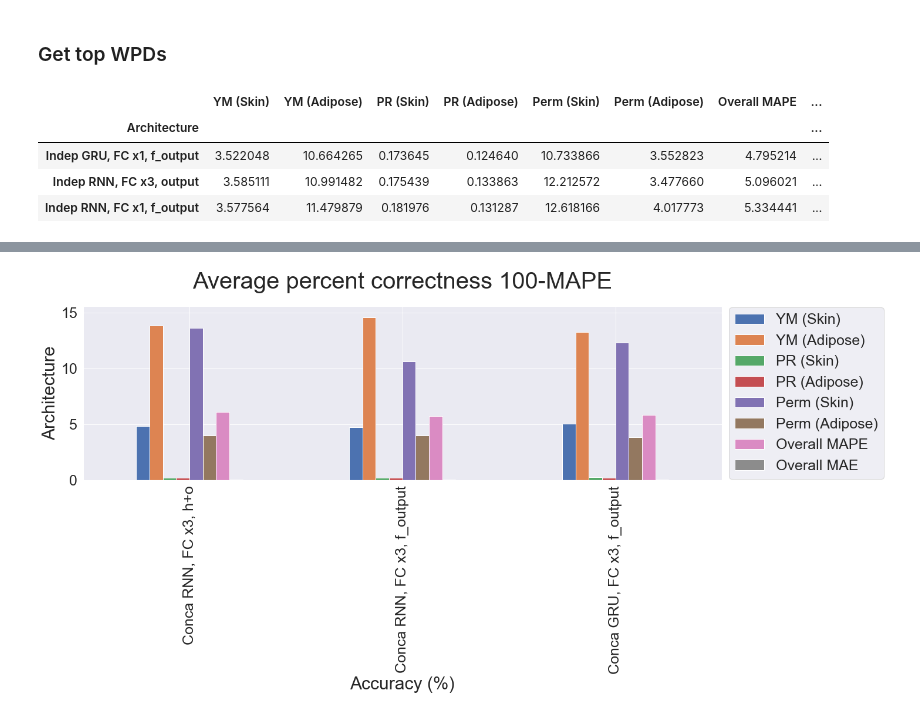
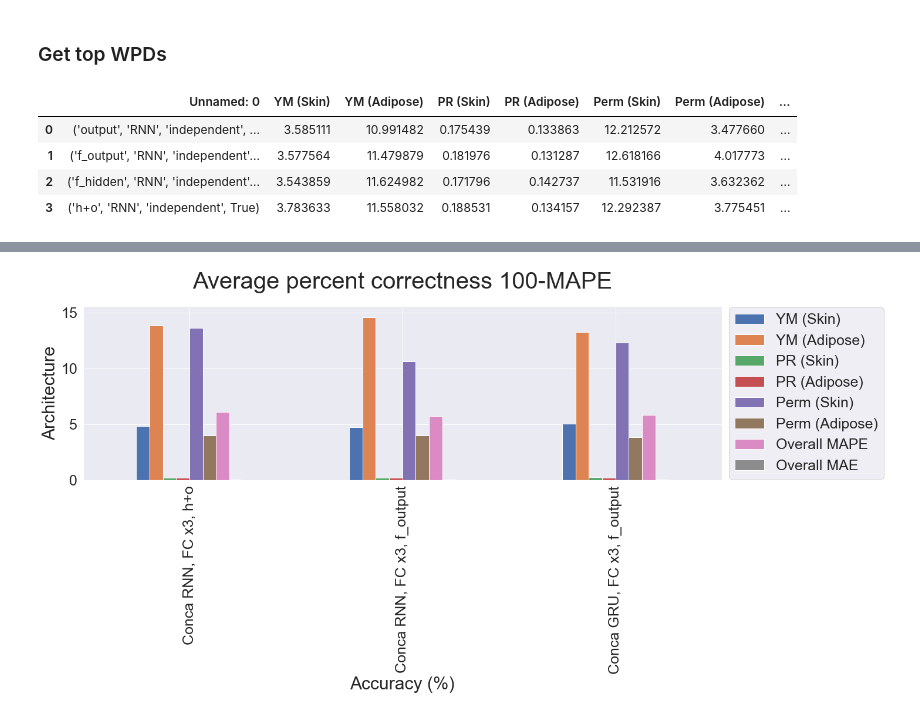
Before and after one commit to RobbieSoutham/SkinLearning, a Jupyter notebook: Notebooks/KFCV Results.ipynb, the cells around one changed output, grey strips where cells are left out. Cells and saved outputs as stored; diff of their text form; code cells hidden in the pictures.

```diff
--- a/Notebooks/KFCV Results.ipynb
+++ b/Notebooks/KFCV Results.ipynb
@@ -235,10 +253,10 @@ wpds = wpds.set_index(['Architecture'])
 # %%
 wpds = wpds.nsmallest(3, 'Overall MAE')
 # %%
-wpds
+rnn_indep
 # %% [output]
-|  | YM (Skin) | YM (Adipose) | PR (Skin) | PR (Adipose) | Perm (Skin) | Perm (Adipose) | Overall MAPE | ... |
-| Architecture |  |  |  |  |  |  |  | ... |
-| Indep GRU, FC x1, f_output | 3.522048 | 10.664265 | 0.173645 | 0.124640 | 10.733866 | 3.552823 | 4.795214 | ... |
-| Indep RNN, FC x3, output | 3.585111 | 10.991482 | 0.175439 | 0.133863 | 12.212572 | 3.477660 | 5.096021 | ... |
-| Indep RNN, FC x1, f_output | 3.577564 | 11.479879 | 0.181976 | 0.131287 | 12.618166 | 4.017773 | 5.334441 | ... |
+|  | Unnamed: 0 | YM (Skin) | YM (Adipose) | PR (Skin) | PR (Adipose) | Perm (Skin) | Perm (Adipose) | ... |
+| 0 | ('output', 'RNN', 'independent', ... | 3.585111 | 10.991482 | 0.175439 | 0.133863 | 12.212572 | 3.477660 | ... |
+| 1 | ('f_output', 'RNN', 'independent'... | 3.577564 | 11.479879 | 0.181976 | 0.131287 | 12.618166 | 4.017773 | ... |
+| 2 | ('f_hidden', 'RNN', 'independent'... | 3.543859 | 11.624982 | 0.171796 | 0.142737 | 11.531916 | 3.632362 | ... |
+| 3 | ('h+o', 'RNN', 'independent', True) | 3.783633 | 11.558032 | 0.188531 | 0.134157 | 12.292387 | 3.775451 | ... |
```
Also changed, not shown: parts of 40 cells of this notebook, 6 other files.
